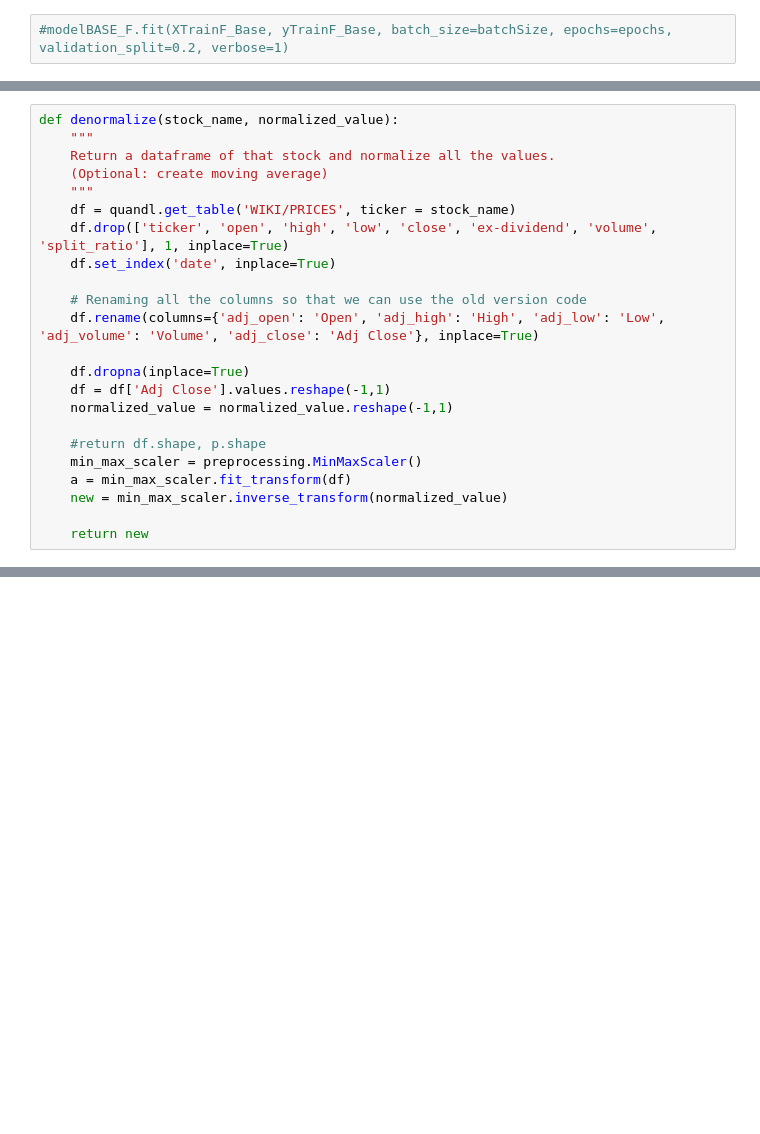
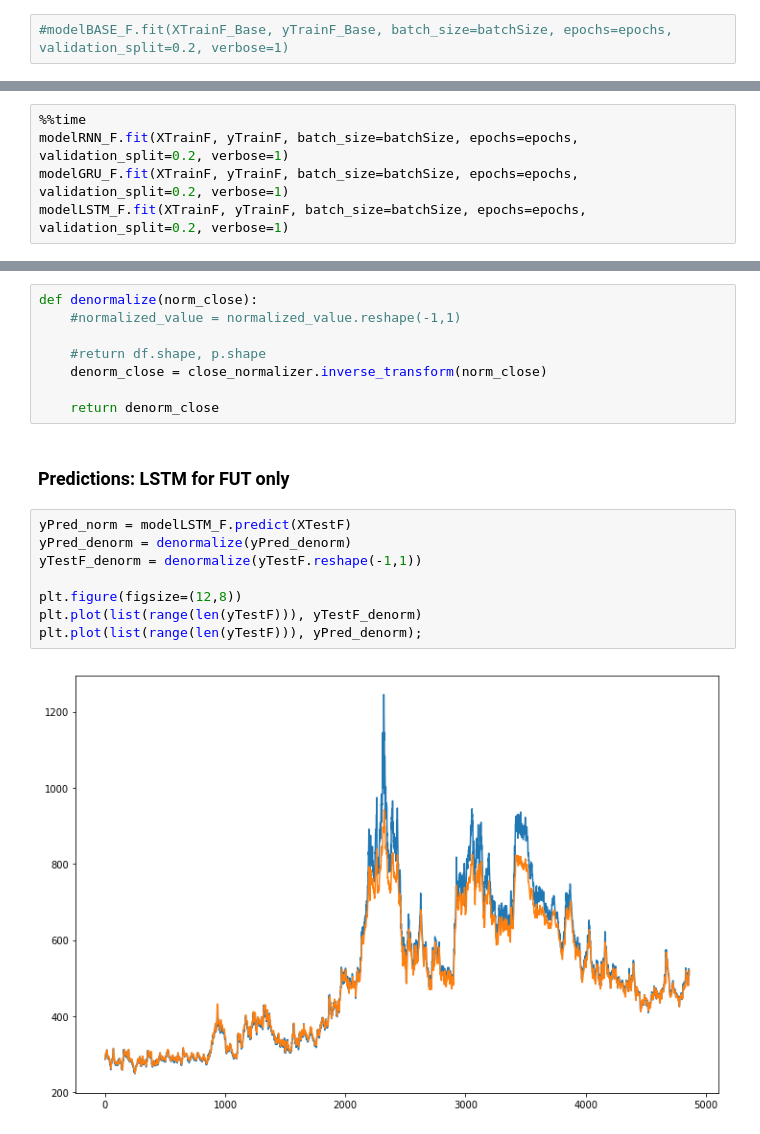
Before and after one commit to andrewredd/aa-project, a Jupyter notebook: futures_data.ipynb, the cells around one changed output, grey strips where cells are left out. Saved outputs shown, nothing was run; the diff lists cells and outputs as text; blank space fills up the shorter version.

Commit message:
working models, normalized scores, a couple prediction charts

```diff
--- a/futures_data.ipynb
+++ b/futures_data.ipynb
@@ -711,23 +400,0 @@ p = percentage_difference(model, X_test, y_test)
-# %%
-def denormalize(stock_name, normalized_value):
-    """
-    Return a dataframe of that stock and normalize all the values.
-    (Optional: create moving average)
-    """
-    df = quandl.get_table('WIKI/PRICES', ticker = stock_name)
-    df.drop(['ticker', 'open', 'high', 'low', 'close', 'ex-dividend', 'volume', 'split_ratio'], 1, inplace=True)
-    df.set_index('date', inplace=True)
-
-    # Renaming all the columns so that we can use the old version code
-    df.rename(columns={'adj_open': 'Open', 'adj_high': 'High', 'adj_low': 'Low', 'adj_volume': 'Volume', 'adj_close': 'Adj Close'}, inplace=True)
-
-    df.dropna(inplace=True)
-    df = df['Adj Close'].values.reshape(-1,1)
-    normalized_value = normalized_value.reshape(-1,1)
-
-    #return df.shape, p.shape
-    min_max_scaler = preprocessing.MinMaxScaler()
-    a = min_max_scaler.fit_transform(df)
-    new = min_max_scaler.inverse_transform(normalized_value)
-
-    return new
@@ -747,0 +457,5 @@ plot_result(stock_name, p, y_test)
+# %%
+%%time
+modelRNN_F.fit(XTrainF, yTrainF, batch_size=batchSize, epochs=epochs, validation_split=0.2, verbose=1)
+modelGRU_F.fit(XTrainF, yTrainF, batch_size=batchSize, epochs=epochs, validation_split=0.2, verbose=1)
+modelLSTM_F.fit(XTrainF, yTrainF, batch_size=batchSize, epochs=epochs, validation_split=0.2, verbose=1)
@@ -747,0 +601,20 @@ plot_result(stock_name, p, y_test)
+# %%
+def denormalize(norm_close):
+    #normalized_value = normalized_value.reshape(-1,1)
+
+    #return df.shape, p.shape
+    denorm_close = close_normalizer.inverse_transform(norm_close)
+
+    return denorm_close
+# %% [markdown]
+### Predictions: LSTM for FUT only
+# %%
+yPred_norm = modelLSTM_F.predict(XTestF)
+yPred_denorm = denormalize(yPred_denorm)
+yTestF_denorm = denormalize(yTestF.reshape(-1,1))
+
+plt.figure(figsize=(12,8))
+plt.plot(list(range(len(yTestF))), yTestF_denorm)
+plt.plot(list(range(len(yTestF))), yPred_denorm);
+# %% [output]
+[figure, added]
```
Also changed, not shown: parts of 57 cells of this notebook.
